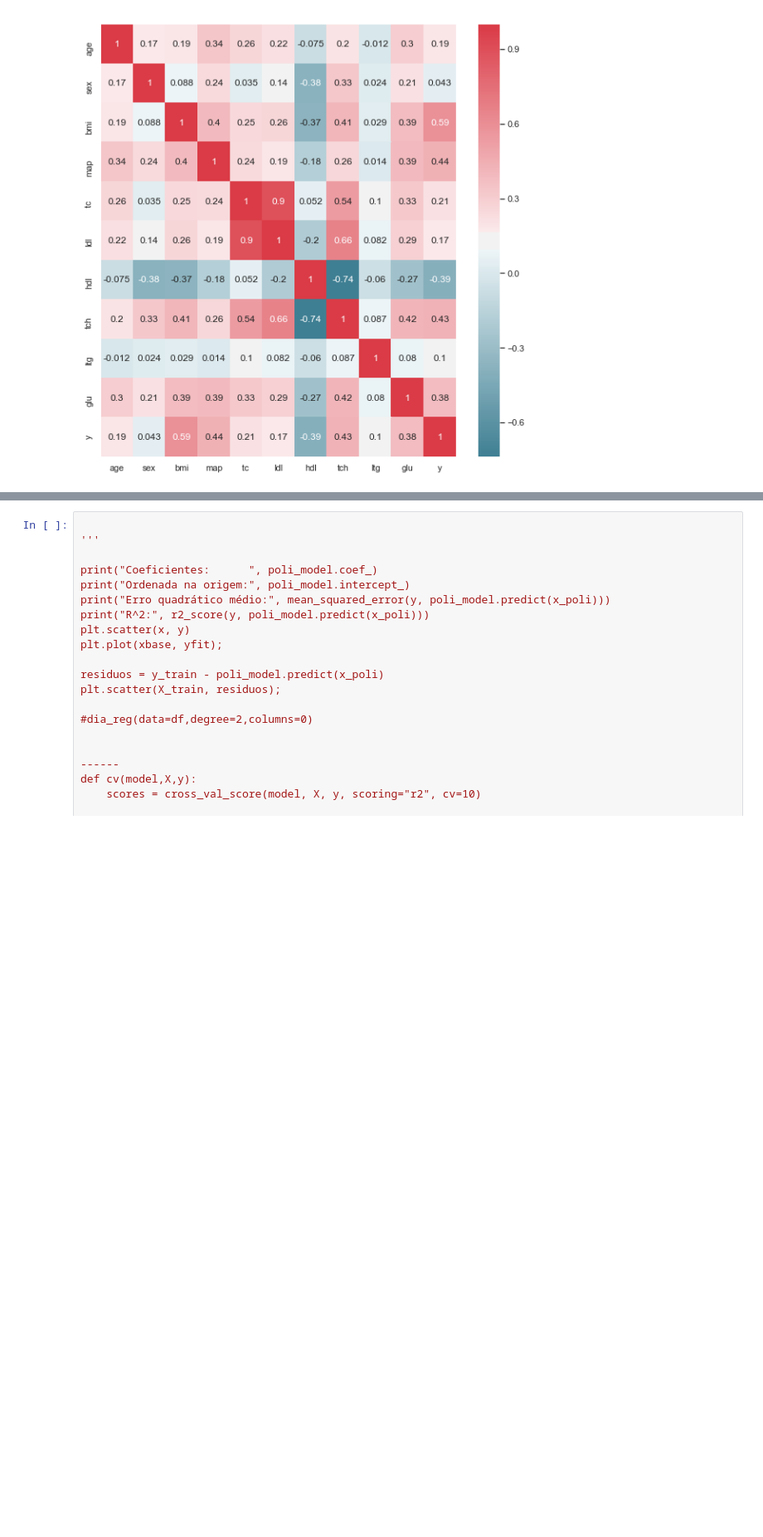
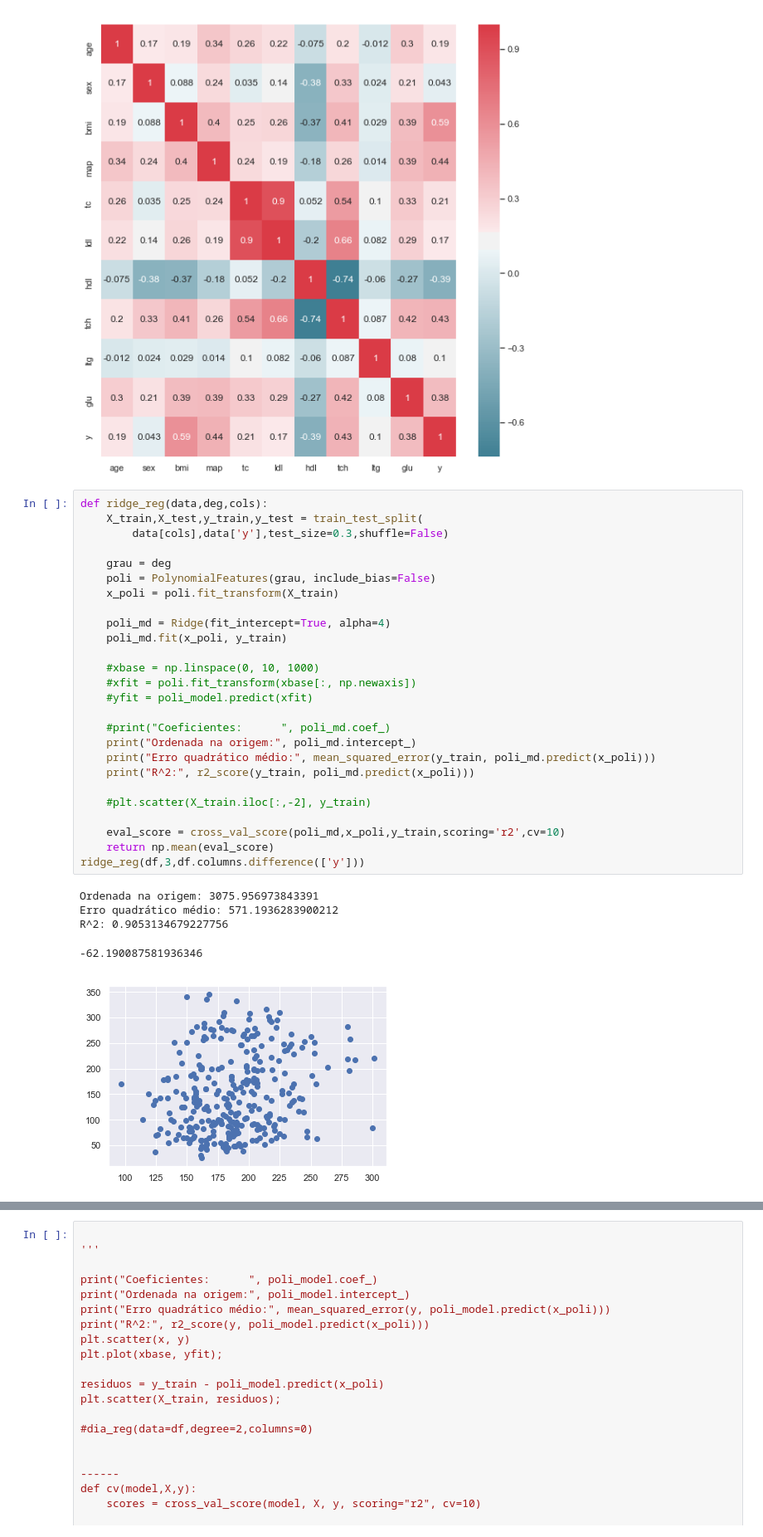
Before and after one commit to prbronze/MCZA015-13, a Jupyter notebook: Diabetes and Regression.ipynb, the cells around one changed output, grey strips where cells are left out. Shown at 83% size. Cells and saved outputs as stored; diff of their text form; blank space fills up the shorter version.

```diff
--- a/Diabetes and Regression.ipynb
+++ b/Diabetes and Regression.ipynb
@@ -169,3 +165,35 @@ sns.heatmap(df.corr(),annot=True, fmt='.2g',cmap=cmap)
 # %% [output]
 <matplotlib.axes._subplots.AxesSubplot at 0x...>
 [figure]
+# %%
+def ridge_reg(data,deg,cols):
+    X_train,X_test,y_train,y_test = train_test_split(
+        data[cols],data['y'],test_size=0.3,shuffle=False)
+
+    grau = deg
+    poli = PolynomialFeatures(grau, include_bias=False)
+    x_poli = poli.fit_transform(X_train)
+
+    poli_md = Ridge(fit_intercept=True, alpha=4)
+    poli_md.fit(x_poli, y_train)
+
+    #xbase = np.linspace(0, 10, 1000)
+    #xfit = poli.fit_transform(xbase[:, np.newaxis])
+    #yfit = poli_model.predict(xfit)
+
+    #print("Coeficientes:      ", poli_md.coef_)
+    print("Ordenada na origem:", poli_md.intercept_)
+    print("Erro quadrático médio:", mean_squared_error(y_train, poli_md.predict(x_poli)))
+    print("R^2:", r2_score(y_train, poli_md.predict(x_poli)))
+
+    #plt.scatter(X_train.iloc[:,-2], y_train)
+
+    eval_score = cross_val_score(poli_md,x_poli,y_train,scoring='r2',cv=10)
+    return np.mean(eval_score)
+ridge_reg(df,3,df.columns.difference(['y']))
+# %% [output]
+Ordenada na origem: 3075.956973843391
+Erro quadrático médio: 571.1936283900212
+R^2: 0.9053134679227756
+-62.190087581936346
+[figure, added]
```
Also changed, not shown: parts of 6 cells of this notebook.
